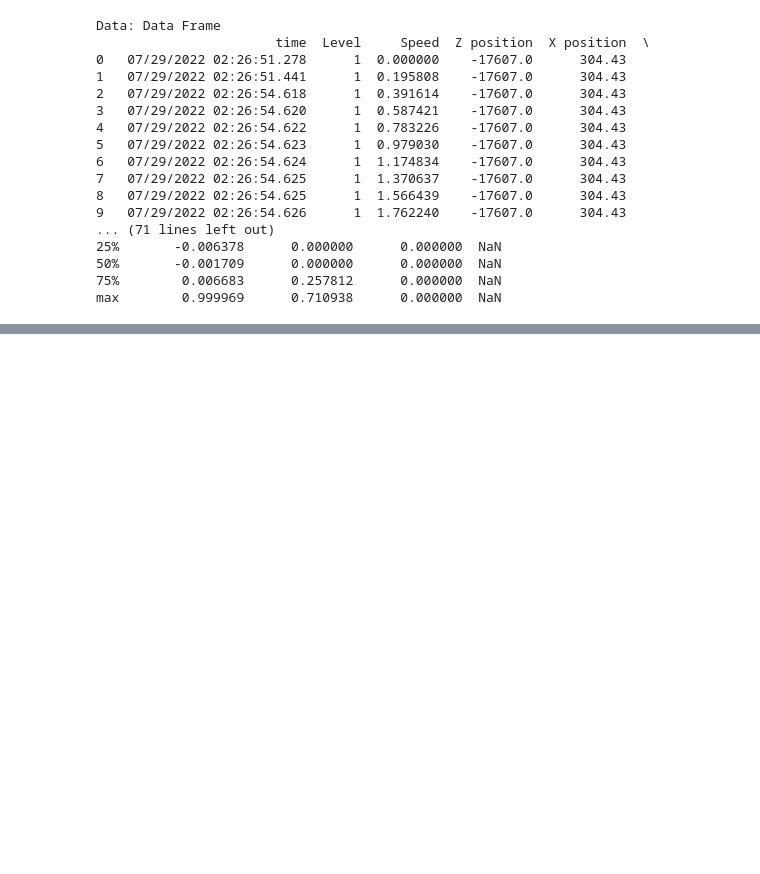
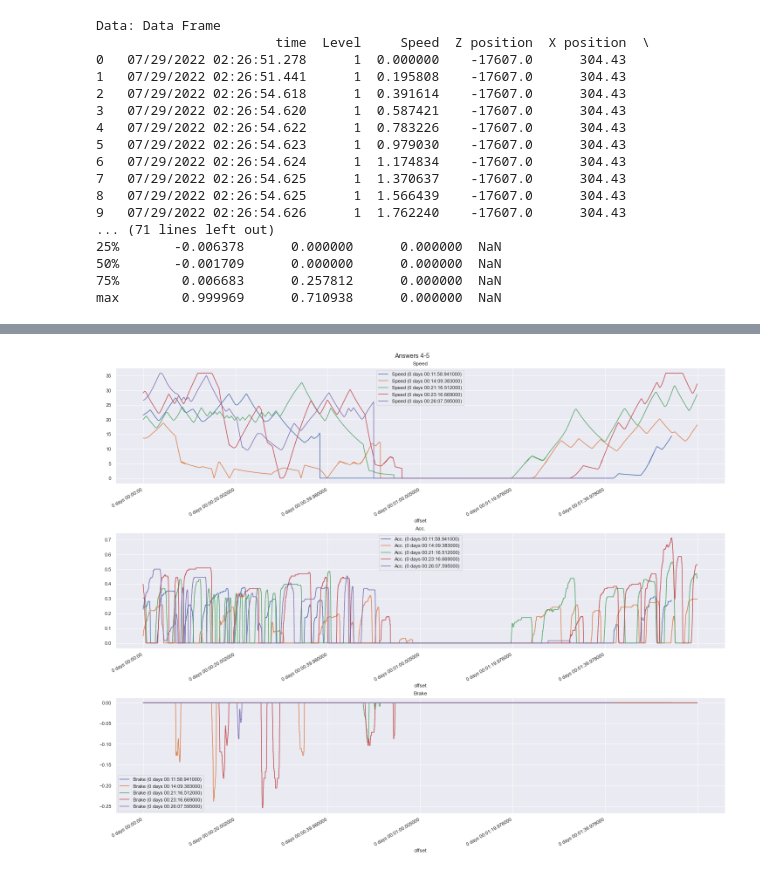
Before and after one commit to Adam-Lubo/NEU-ADAM-DATA, a Jupyter notebook: AdamDrivingData+Data.ipynb, the cells around one changed output, grey strips where cells are left out. Cells and saved outputs as stored; diff of their text form; code cells hidden in the pictures; blank space fills up the shorter version.

```diff
--- a/AdamDrivingData+Data.ipynb
+++ b/AdamDrivingData+Data.ipynb
@@ -103,0 +210,23 @@ plt.plot(df["Speed"][(timestamps_of_changes[1]-Tseconds):timestamps_of_changes[1
+# %%
+answers = "4-5"
+twentysecs = timedelta(seconds=60)
+
+fig, axes = plt.subplots(3, 1, figsize=(20,16), constrained_layout=True, sharex=False, sharey='none')
+fig.suptitle("Answers {}".format(answers))
+
+dfs = []
+for ts in timestamps[answers]:
+    qdf = df[["Speed", "Acc.", "Brake"]][(ts - twentysecs):(ts + twentysecs)]
+    qdf = qdf.shift(freq=-qdf.index[0])
+    dfs.append((qdf, ts))
+
+for ndf, ts in dfs:
+    slbl = "Speed ({})".format(ts)
+    albl = "Acc. ({})".format(ts)
+    blbl = "Brake ({})".format(ts)
+
+    ndf["Speed"].plot(ax=axes[0], title="Speed", legend="true", label=slbl)
+    ndf["Acc."].plot(ax=axes[1], title="Acc.", legend="true", label=albl )
+    ndf["Brake"].plot(ax=axes[2], title="Brake", legend="true", label=blbl )
+# %% [output]
+[figure, added]
```
Also changed, not shown: parts of 6 cells of this notebook.
